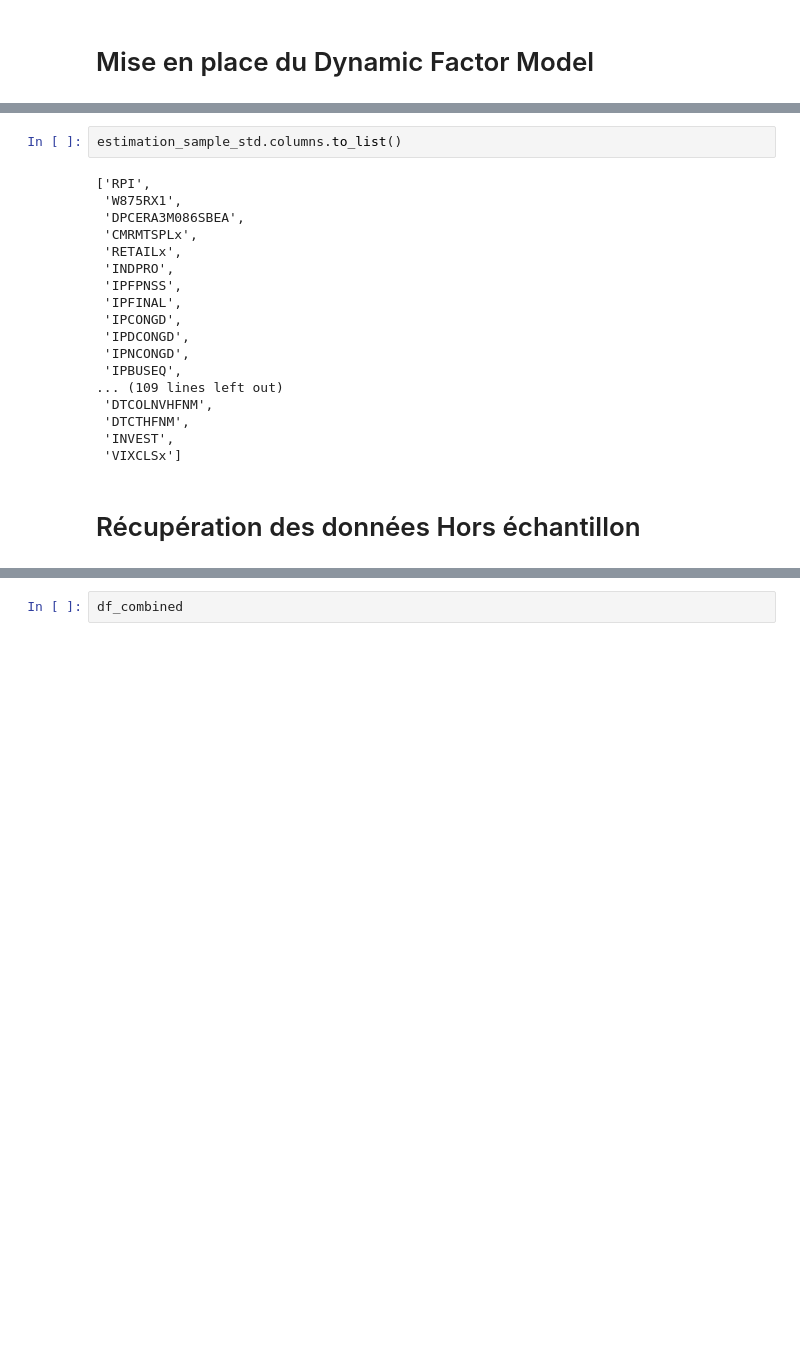
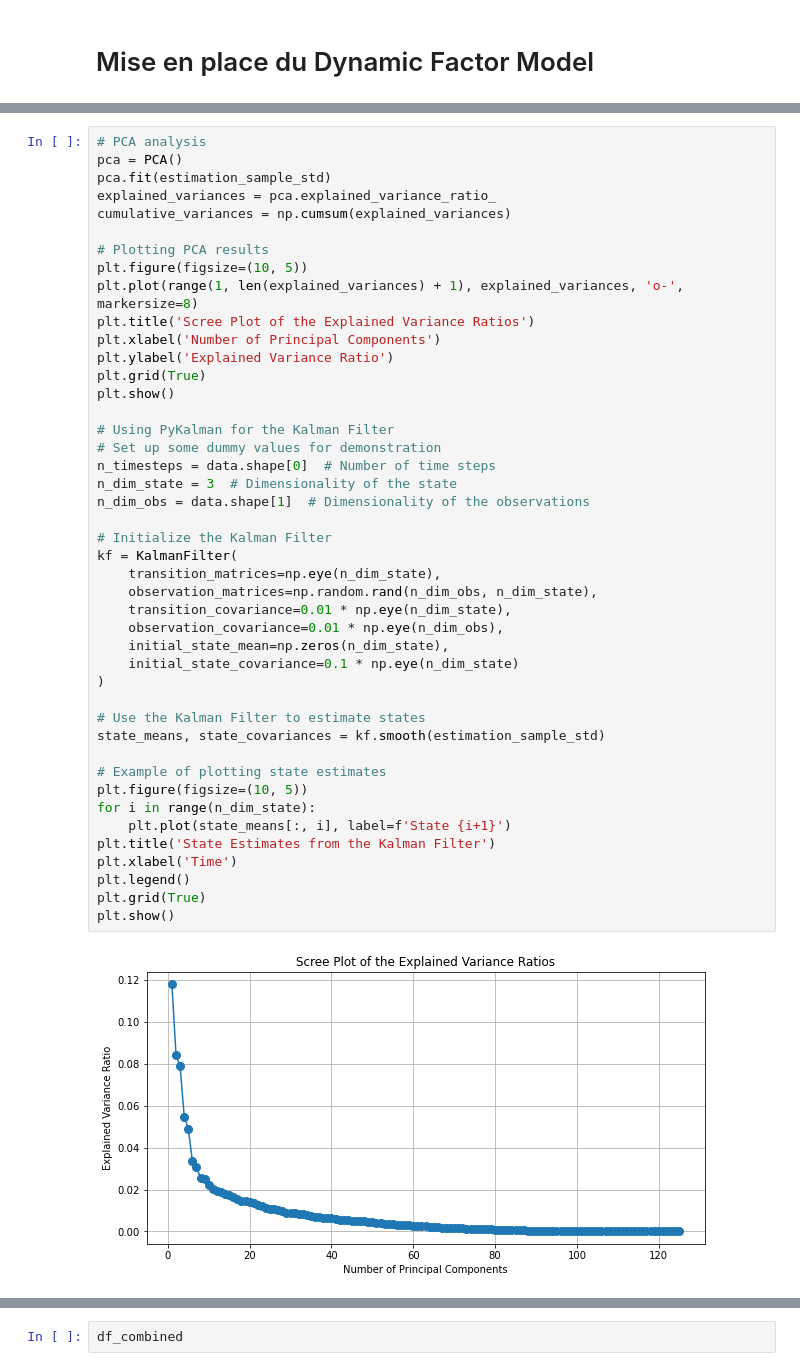
Before and after one commit to Jbdelrio/GestionQuant2DFM, a Jupyter notebook: main.ipynb, the cells around one changed output, grey strips where cells are left out. Drawn from its saved outputs; the diff is of its cells as text; blank space fills up the shorter version.

```diff
--- a/main.ipynb
+++ b/main.ipynb
@@ -229,22 +123,46 @@ ValueError: X has 250 features, but LinearRegression is expecting 126 features a
-# %%
-estimation_sample_std.columns.to_list()
-# %% [output]
-['RPI',
- 'W875RX1',
- 'DPCERA3M086SBEA',
- 'CMRMTSPLx',
- 'RETAILx',
- 'INDPRO',
- 'IPFPNSS',
- 'IPFINAL',
- 'IPCONGD',
- 'IPDCONGD',
- 'IPNCONGD',
- 'IPBUSEQ',
-... (109 lines left out)
- 'DTCOLNVHFNM',
- 'DTCTHFNM',
- 'INVEST',
- 'VIXCLSx']
-# %% [markdown]
-# Récupération des données Hors échantillon
+# %%
+# PCA analysis
+pca = PCA()
+pca.fit(estimation_sample_std)
+explained_variances = pca.explained_variance_ratio_
+cumulative_variances = np.cumsum(explained_variances)
+
+# Plotting PCA results
+plt.figure(figsize=(10, 5))
+plt.plot(range(1, len(explained_variances) + 1), explained_variances, 'o-', markersize=8)
+plt.title('Scree Plot of the Explained Variance Ratios')
+plt.xlabel('Number of Principal Components')
+plt.ylabel('Explained Variance Ratio')
+plt.grid(True)
+plt.show()
+
+# Using PyKalman for the Kalman Filter
+# Set up some dummy values for demonstration
+n_timesteps = data.shape[0]  # Number of time steps
+n_dim_state = 3  # Dimensionality of the state
+n_dim_obs = data.shape[1]  # Dimensionality of the observations
+
+# Initialize the Kalman Filter
+kf = KalmanFilter(
+    transition_matrices=np.eye(n_dim_state),
+    observation_matrices=np.random.rand(n_dim_obs, n_dim_state),
+    transition_covariance=0.01 * np.eye(n_dim_state),
+    observation_covariance=0.01 * np.eye(n_dim_obs),
+    initial_state_mean=np.zeros(n_dim_state),
+    initial_state_covariance=0.1 * np.eye(n_dim_state)
+)
+
+# Use the Kalman Filter to estimate states
+state_means, state_covariances = kf.smooth(estimation_sample_std)
+
+# Example of plotting state estimates
+plt.figure(figsize=(10, 5))
+for i in range(n_dim_state):
+    plt.plot(state_means[:, i], label=f'State {i+1}')
+plt.title('State Estimates from the Kalman Filter')
+plt.xlabel('Time')
+plt.legend()
+plt.grid(True)
+plt.show()
+# %% [output]
+[figure, added]
```
Also changed, not shown: parts of 23 cells of this notebook.
